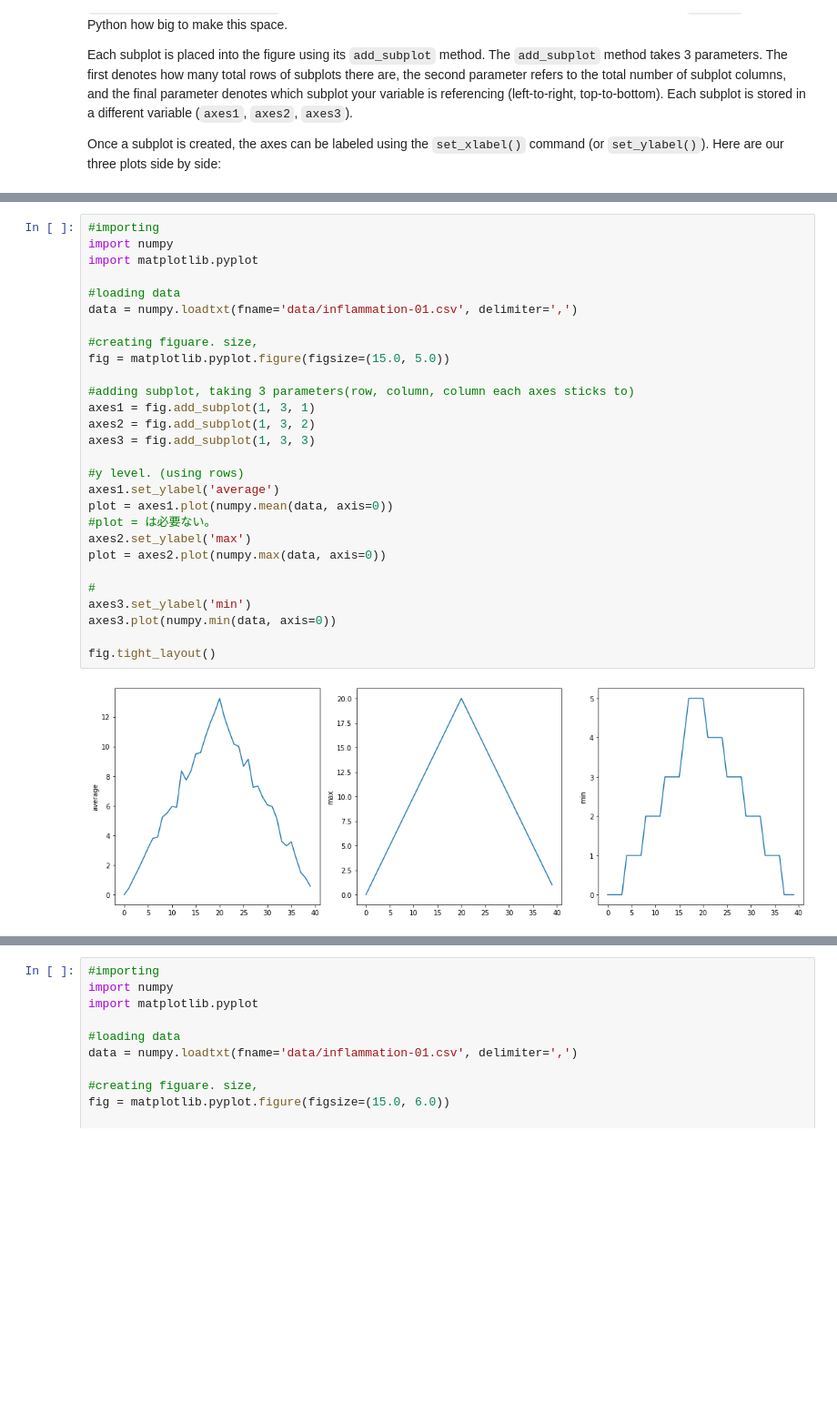
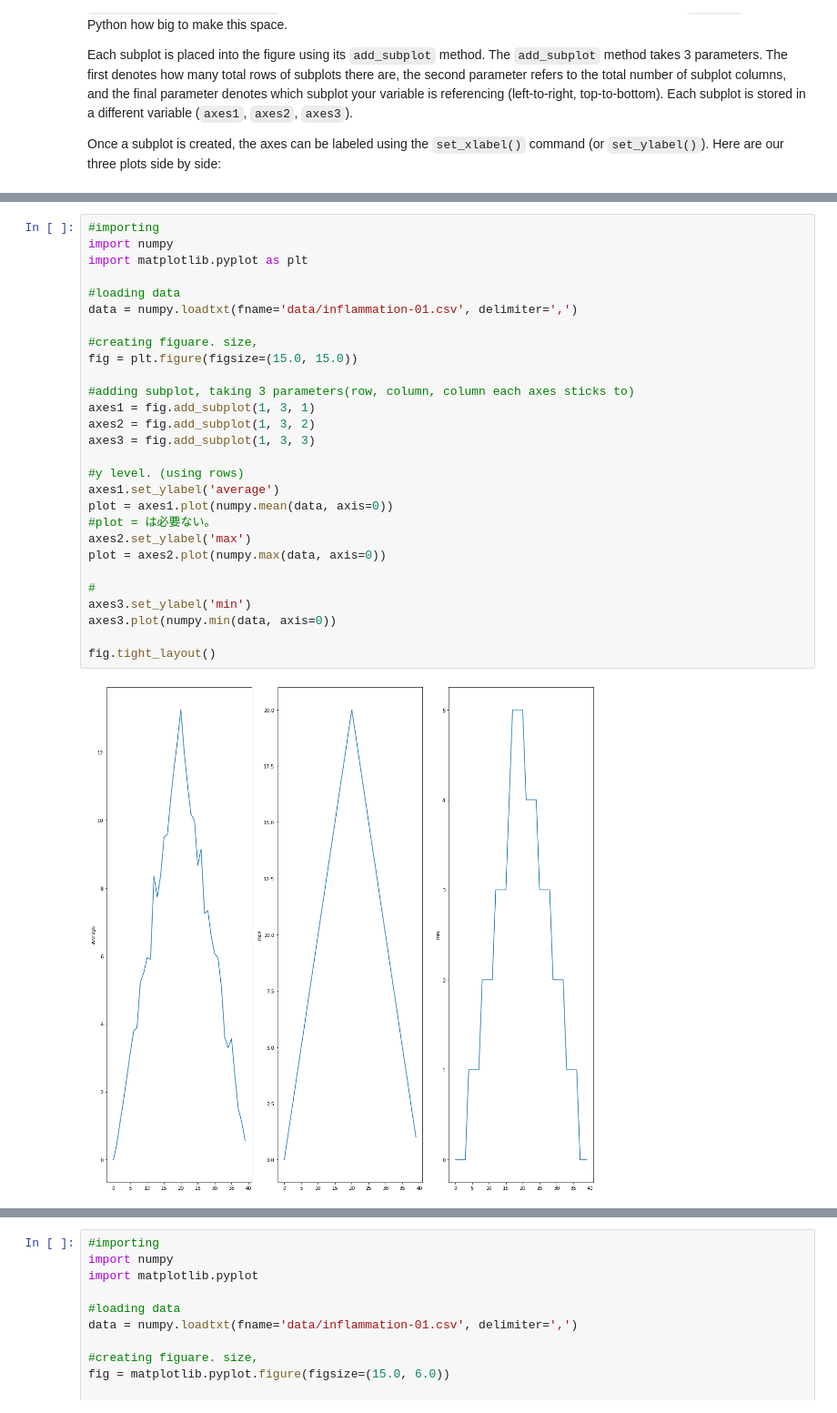
Before and after one commit to emichan14/2019-07-24-intro-to-python-workshop, a Jupyter notebook: lessons/python/ep1-introduction.ipynb, the cells around one changed output, grey strips where cells are left out. Shown: that part at 91% size. Saved outputs shown, nothing was run; the diff lists cells and outputs as text; blank space fills up the shorter version.

```diff
--- a/lessons/python/ep1-introduction.ipynb
+++ b/lessons/python/ep1-introduction.ipynb
@@ -786,32 +816,32 @@ Once a subplot is created, the axes can be labeled using the `set_xlabel()` comm
 # %%
 #importing
 import numpy
-import matplotlib.pyplot
+import matplotlib.pyplot as plt
 
 #loading data
 data = numpy.loadtxt(fname='data/inflammation-01.csv', delimiter=',')
 
 #creating figuare. size,
-fig = matplotlib.pyplot.figure(figsize=(15.0, 5.0))
+fig = plt.figure(figsize=(15.0, 15.0))
 
 #adding subplot, taking 3 parameters(row, column, column each axes sticks to)
 axes1 = fig.add_subplot(1, 3, 1)
 axes2 = fig.add_subplot(1, 3, 2)
 axes3 = fig.add_subplot(1, 3, 3)
 
 #y level. (using rows)
 axes1.set_ylabel('average')
 plot = axes1.plot(numpy.mean(data, axis=0))
 #plot = は必要ない。
 axes2.set_ylabel('max')
 plot = axes2.plot(numpy.max(data, axis=0))
 
 #
 axes3.set_ylabel('min')
 axes3.plot(numpy.min(data, axis=0))
 
 fig.tight_layout()
 # %% [output]
-[figure, old version]
+[figure, new version]
 # %%
 #importing
```
Also changed, not shown: parts of 3 cells of this notebook.
